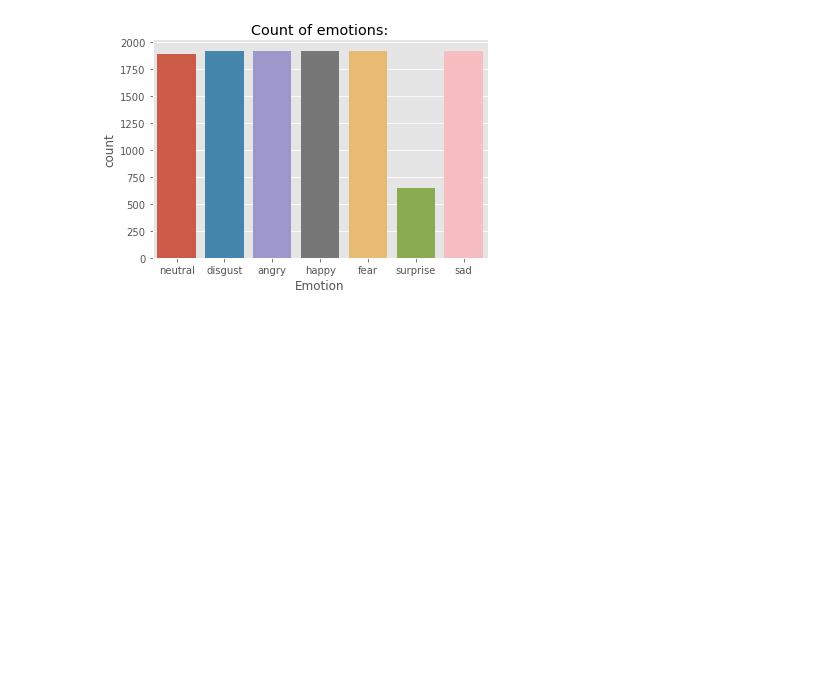
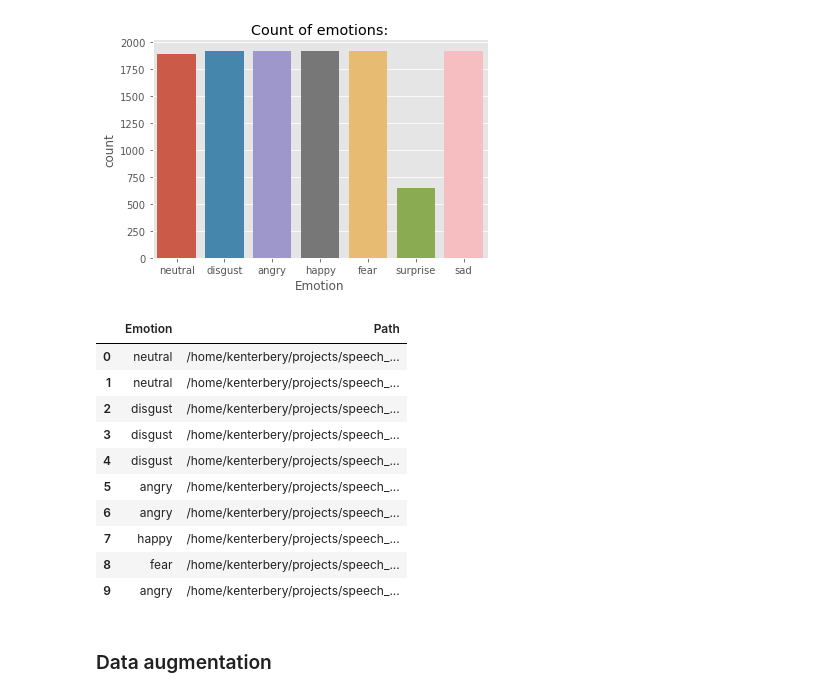
Before and after one commit to Kenterbery/speech_emotion_recognition, a Jupyter notebook: feature_extractor.ipynb, the cells around one changed output. Drawn from its saved outputs; the diff is of its cells as text; code cells hidden in the pictures; blank space fills up the shorter version.

```diff
--- a/feature_extractor.ipynb
+++ b/feature_extractor.ipynb
@@ -176,3 +174,17 @@ sns.countplot(x=df["Emotion"])
 sns.despine(top=True, right=True, left=False, bottom=False)
 # %% [output]
 [figure]
+# %%
+df.head(10)
+# %% [output]
+|  | Emotion | Path |
+| 0 | neutral | /home/kenterbery/projects/speech_... |
+| 1 | neutral | /home/kenterbery/projects/speech_... |
+| 2 | disgust | /home/kenterbery/projects/speech_... |
+| 3 | disgust | /home/kenterbery/projects/speech_... |
+| 4 | disgust | /home/kenterbery/projects/speech_... |
+| 5 | angry | /home/kenterbery/projects/speech_... |
+| 6 | angry | /home/kenterbery/projects/speech_... |
+| 7 | happy | /home/kenterbery/projects/speech_... |
+| 8 | fear | /home/kenterbery/projects/speech_... |
+| 9 | angry | /home/kenterbery/projects/speech_... |
@@ -178,0 +224,3 @@ sns.despine(top=True, right=True, left=False, bottom=False)
+# %% [markdown]
+
+### Data augmentation
```
Also changed, not shown: parts of 7 cells of this notebook, 1 other file.
